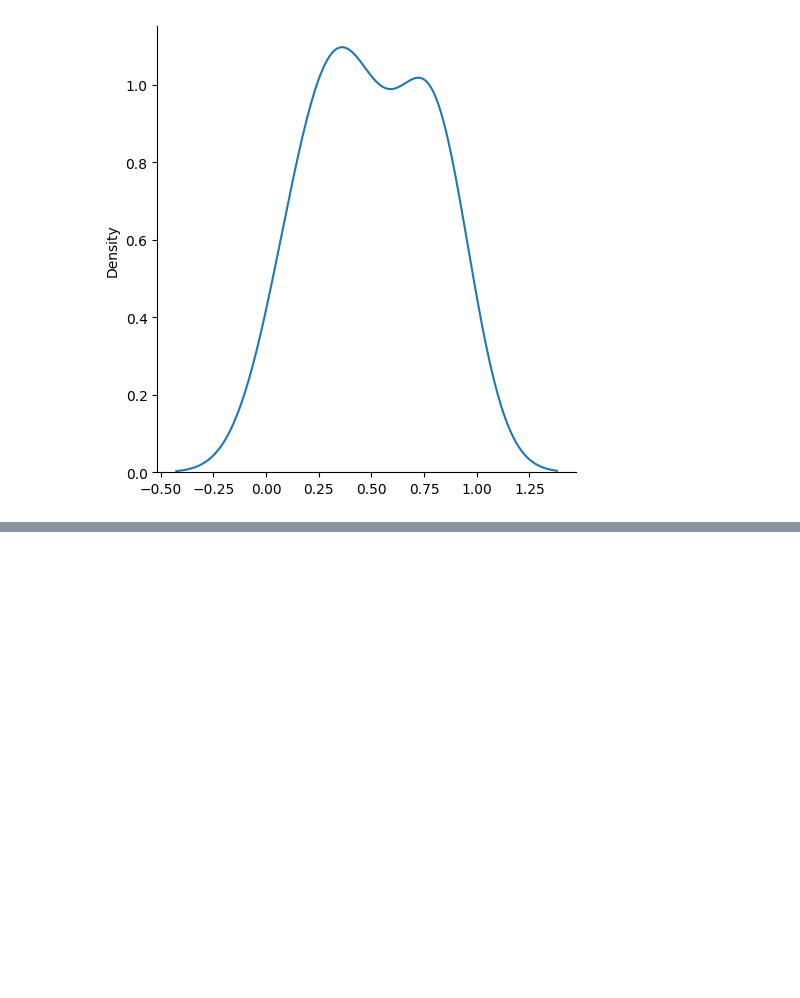
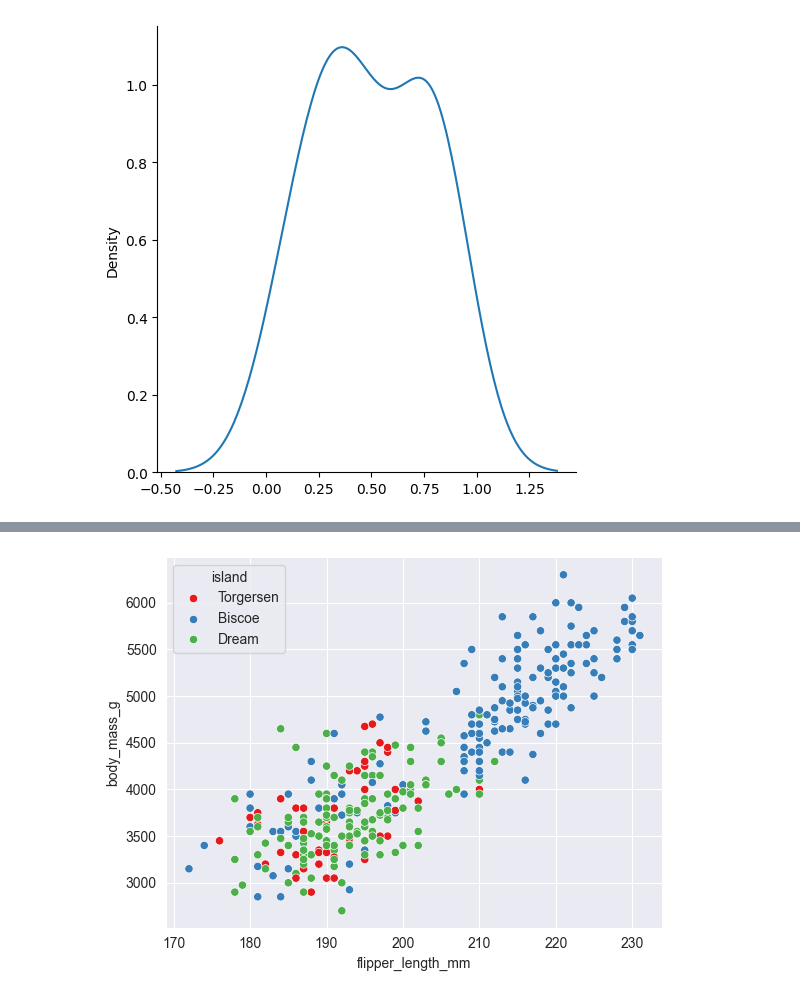
Before and after one commit to nensisenjaliya01/AI-Training, a Jupyter notebook: seaborn/seaborn.ipynb, the cells around one changed output, grey strips where cells are left out. Saved outputs shown, nothing was run; the diff lists cells and outputs as text; code cells hidden in the pictures; blank space fills up the shorter version.

Commit message:
seaborn

```diff
--- a/seaborn/seaborn.ipynb
+++ b/seaborn/seaborn.ipynb
@@ -78,0 +79,8 @@ plt.show()
+# %%
+import seaborn as sns
+import pandas as pd
+import numpy as np
+
+sns.get_dataset_names()
+penguins= sns.load_dataset( 'penguins')
+penguins.head()
@@ -78,0 +94,8 @@ plt.show()
+# %%
+penguins['island'].value_counts()
+sns.set_style("darkgrid")
+
+sns.scatterplot(data=penguins, x = "flipper_length_mm", y = "body_mass_g", hue = "island", palette="Set1")
+sns.despine()
+# %% [output]
+[figure, added]
```
Also changed, not shown: parts of 6 cells of this notebook.
